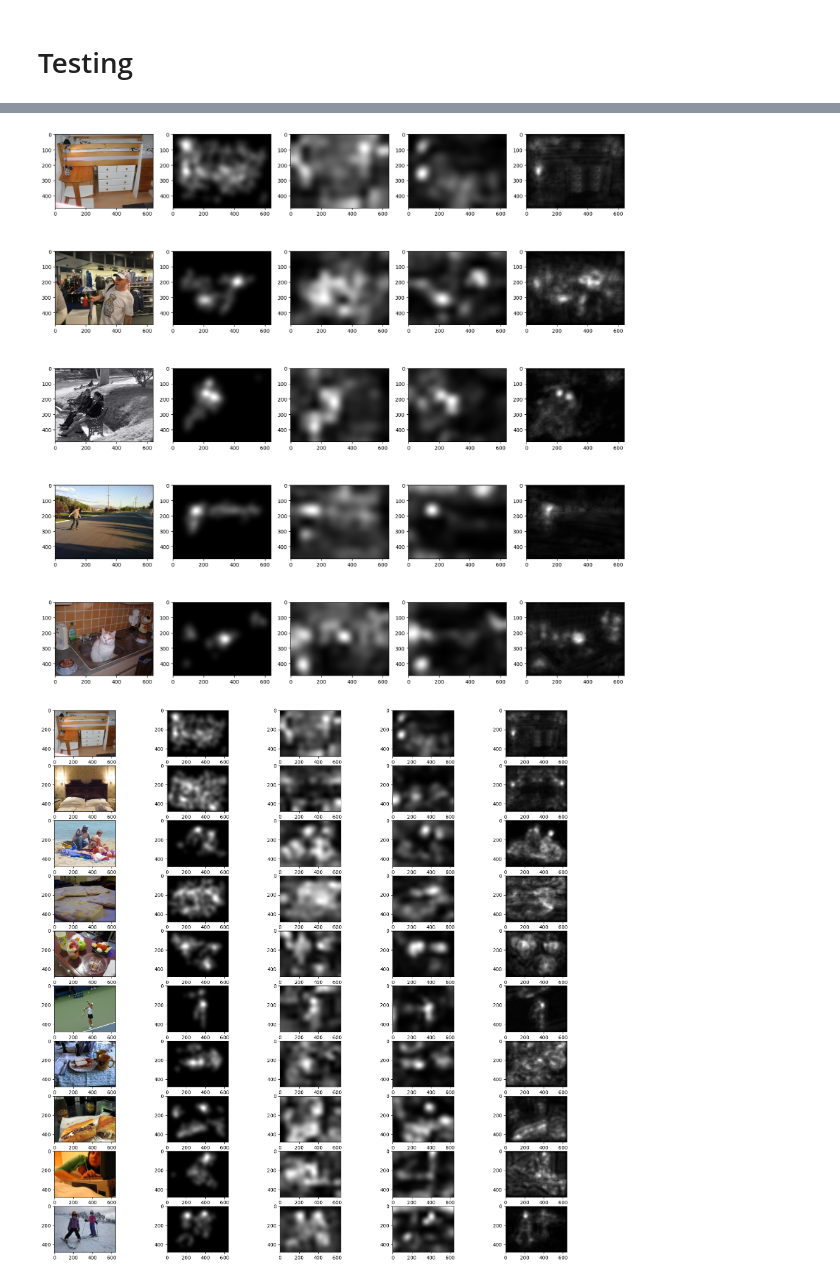
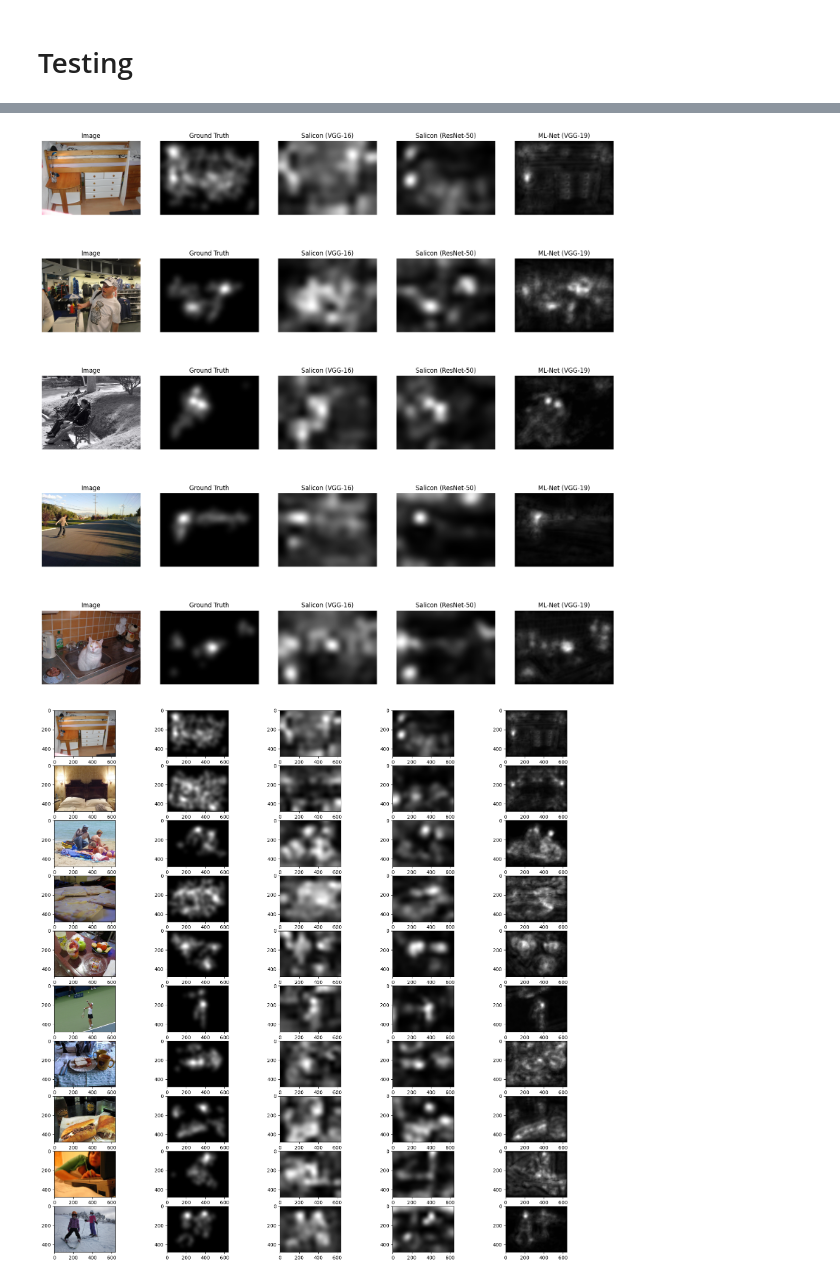
Before and after one commit to michalszc/SaliencyPrediction, a Jupyter notebook: results.ipynb, the cells around one changed output, grey strips where cells are left out. Drawn from its saved outputs; the diff is of its cells as text; code cells hidden in the pictures.

```diff
--- a/results.ipynb
+++ b/results.ipynb
@@ -407,26 +433,36 @@ ml_net.evaluate(mlnet_test_generator)
 # %%
 f, ax = plt.subplots(5, 5)
 f.set_figwidth(20)
 f.set_figheight(20)
 
 images_list = sorted(os.listdir(VAL_IMG_PATH))
 map_list = sorted(os.listdir(VAL_MAP_PATH))
 
 for i in range(5):
   image = cv2.imread(VAL_IMG_PATH + '/' + images_list[i*1000])
   pred_vgg16 = salicon_vgg.compute_saliency(img=image)
   pred_res = salicon.compute_saliency(img=image)
   image = cv2.cvtColor(image, cv2.COLOR_BGR2RGB)
   map = cv2.imread(VAL_MAP_PATH + '/' + map_list[i*1000], cv2.IMREAD_GRAYSCALE)
   img_vgg19 = tf.keras.applications.vgg19.preprocess_input(image)
   ml_pred = ml_net(img_vgg19.reshape(1,480,640,3))
   ax[i][0].imshow(image)
+  ax[i][0].axis("off")
+  ax[i][0].set_title("Image")
   ax[i][1].imshow(map, cmap="gray")
+  ax[i][1].set_title("Ground Truth")
+  ax[i][1].axis("off")
   ax[i][2].imshow(pred_vgg16, cmap="gray")
+  ax[i][2].axis("off")
+  ax[i][2].set_title("Salicon (VGG-16)")
   ax[i][3].imshow(pred_res, cmap="gray")
+  ax[i][3].axis("off")
+  ax[i][3].set_title("Salicon (ResNet-50)")
   ax[i][4].imshow(ml_pred.numpy().reshape(480,640,1), cmap='gray')
+  ax[i][4].axis("off")
+  ax[i][4].set_title("ML-Net (VGG-19)")
 # %% [output]
-[figure, old version]
+[figure, new version]
 # %%
 from random import choices
 
```
Also changed, not shown: parts of 5 cells of this notebook.
